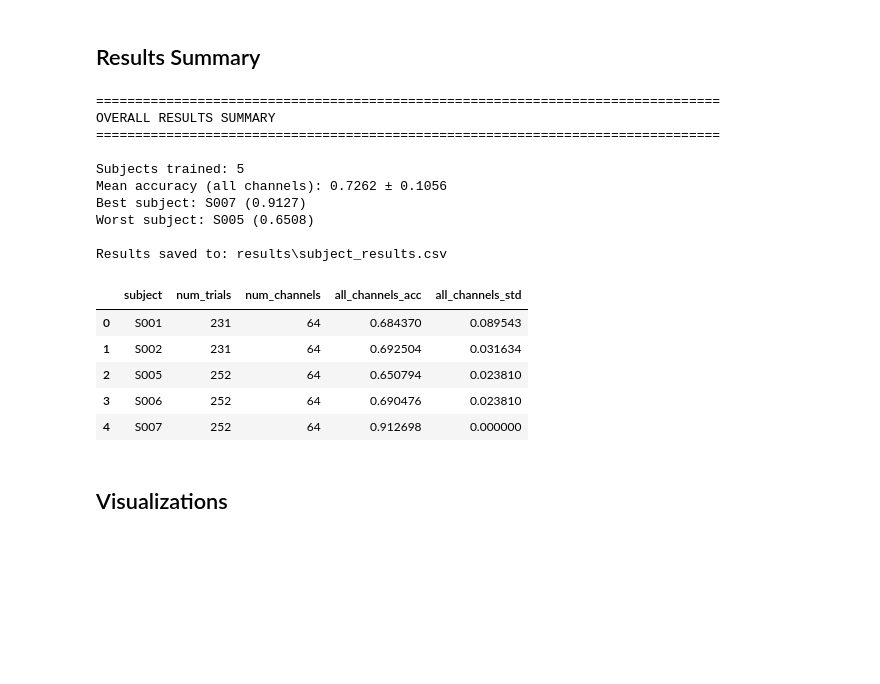
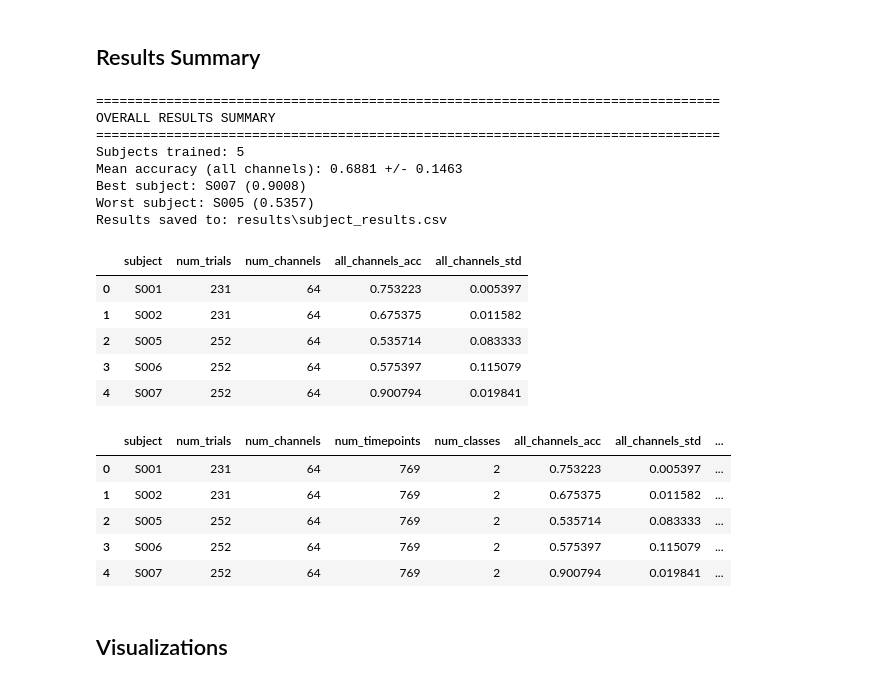
Before and after one commit to shivapreetham/eeg-channel-selection, a Jupyter notebook: physionet_training_trial5.ipynb, the cells around one changed output. Cells and saved outputs as stored; diff of their text form; code cells hidden in the pictures; blank space fills up the shorter version.

```diff
--- a/physionet_training_trial5.ipynb
+++ b/physionet_training_trial5.ipynb
@@ -782,46 +944,47 @@ Now retrain the model using ONLY the selected channels and compare accuracy
 # %%
 
 results_df = pd.DataFrame(all_results)
 
 print("=" * 80)
 print("OVERALL RESULTS SUMMARY")
 print("=" * 80)
-print(f"
-Subjects trained: {len(results_df)}")
+print(f"Subjects trained: {len(results_df)}")
 
 if len(results_df) > 0:
     print(f"Mean accuracy (all channels): {results_df['all_channels_acc'].mean():.4f} +/- {results_df['all_channels_acc'].std():.4f}")
     print(f"Best subject: {results_df.loc[results_df['all_channels_acc'].idxmax(), 'subject']} ({results_df['all_channels_acc'].max():.4f})")
     print(f"Worst subject: {results_df.loc[results_df['all_channels_acc'].idxmin(), 'subject']} ({results_df['all_channels_acc'].min():.4f})")
 
     results_path = EXPERIMENT_CONFIG['output']['results_dir'] / 'subject_results.csv'
     results_df[['subject', 'num_trials', 'num_channels', 'all_channels_acc', 'all_channels_std']].to_csv(results_path, index=False)
-    print(f"
-Results saved to: {results_path}")
+    print(f"Results saved to: {results_path}")
 
     display(results_df[['subject', 'num_trials', 'num_channels', 'all_channels_acc', 'all_channels_std']].head(10))
 else:
-    print("
-No subjects were successfully trained. Check the data loading and preprocessing steps.")
+    print("No subjects were successfully trained. Check the data loading and preprocessing steps.")
 
 results_df
 # %% [output]
 ================================================================================
 OVERALL RESULTS SUMMARY
 ================================================================================
-
 Subjects trained: 5
-Mean accuracy (all channels): 0.7262 ± 0.1056
-Best subject: S007 (0.9127)
-Worst subject: S005 (0.6508)
-
+Mean accuracy (all channels): 0.6881 +/- 0.1463
+Best subject: S007 (0.9008)
+Worst subject: S005 (0.5357)
 Results saved to: results\subject_results.csv
 |  | subject | num_trials | num_channels | all_channels_acc | all_channels_std |
-| 0 | S001 | 231 | 64 | 0.684370 | 0.089543 |
-| 1 | S002 | 231 | 64 | 0.692504 | 0.031634 |
-| 2 | S005 | 252 | 64 | 0.650794 | 0.023810 |
-| 3 | S006 | 252 | 64 | 0.690476 | 0.023810 |
-| 4 | S007 | 252 | 64 | 0.912698 | 0.000000 |
+| 0 | S001 | 231 | 64 | 0.753223 | 0.005397 |
+| 1 | S002 | 231 | 64 | 0.675375 | 0.011582 |
+| 2 | S005 | 252 | 64 | 0.535714 | 0.083333 |
+| 3 | S006 | 252 | 64 | 0.575397 | 0.115079 |
+| 4 | S007 | 252 | 64 | 0.900794 | 0.019841 |
+|  | subject | num_trials | num_channels | num_timepoints | num_classes | all_channels_acc | all_channels_std | ... |
+| 0 | S001 | 231 | 64 | 769 | 2 | 0.753223 | 0.005397 | ... |
+| 1 | S002 | 231 | 64 | 769 | 2 | 0.675375 | 0.011582 | ... |
+| 2 | S005 | 252 | 64 | 769 | 2 | 0.535714 | 0.083333 | ... |
+| 3 | S006 | 252 | 64 | 769 | 2 | 0.575397 | 0.115079 | ... |
+| 4 | S007 | 252 | 64 | 769 | 2 | 0.900794 | 0.019841 | ... |
 # %% [markdown]
 ## Visualizations
 # %%
```
Also changed, not shown: parts of 13 cells of this notebook, 9 other files.
